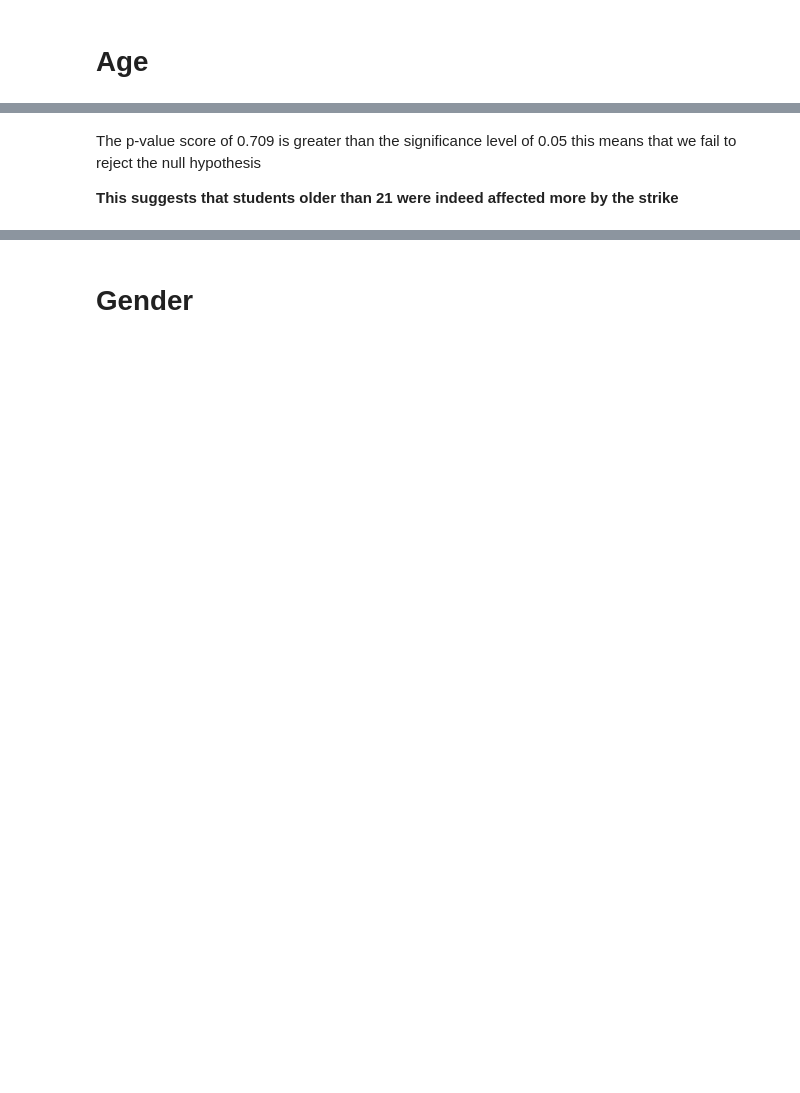
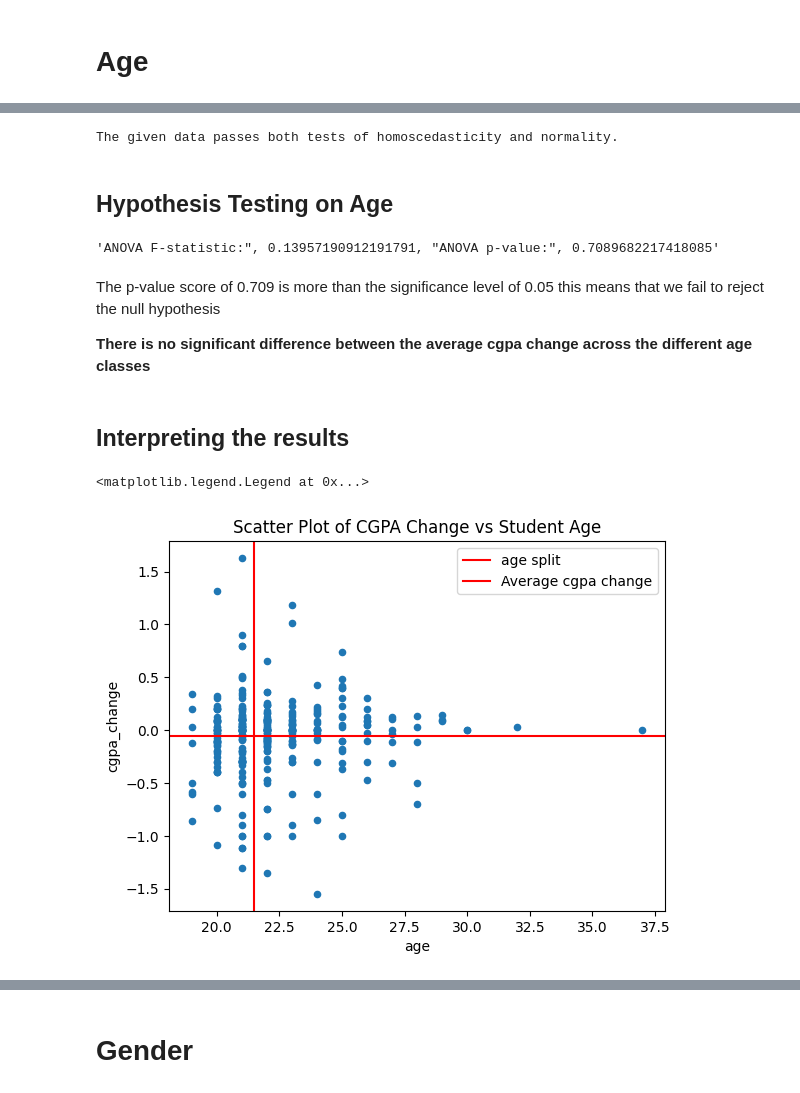
Before and after one commit to socratesjnr/asuu-strike-project, a Jupyter notebook: project-analysis/analysis/stat_analysis.ipynb, the cells around one changed output, grey strips where cells are left out. Cells and saved outputs as stored; diff of their text form; code cells hidden in the pictures; blank space fills up the shorter version.

```diff
--- a/project-analysis/analysis/stat_analysis.ipynb
+++ b/project-analysis/analysis/stat_analysis.ipynb
@@ -270,4 +402,26 @@ TtestResult(statistic=0.37359324019837115, pvalue=0.7089682217418158, df=303.0)
+# %%
+age_anova_assumptions = anova_assumptions_test(feature='age_cat', target='cgpa_change', df=df_valid_cgpa_temporary)
+print(age_anova_assumptions)
+# %% [output]
+The given data passes both tests of homoscedasticity and normality.
+# %% [markdown]
+## Hypothesis Testing on Age
+# %%
+age_hypothesis_test = perform_one_way_anova(feature='age_cat', target='cgpa_change', df=df_valid_cgpa_temporary)
+age_hypothesis_test
+# %% [output]
+'ANOVA F-statistic:", 0.13957190912191791, "ANOVA p-value:", 0.7089682217418085'
 # %% [markdown]
-The p-value score of 0.709 is greater than the significance level of 0.05 this means that we fail to reject the null hypothesis
+The p-value score of 0.709 is more than the significance level of 0.05 this means that we fail to reject the null hypothesis
 
-**This suggests that students older than 21 were indeed affected more by the strike**
+**There is no significant difference between the average cgpa change across the different age classes**
+# %% [markdown]
+## Interpreting the results
+# %%
+df_valid_cgpa.plot(kind='scatter',x='age',y='cgpa_change',title='Scatter Plot of CGPA Change vs Student Age')
+plt.axvline(21.5,color='red',label='age split')
+plt.axhline(df_valid_cgpa.cgpa_change.mean(),color='red', label='Average cgpa change')
+plt.legend()
+# %% [output]
+<matplotlib.legend.Legend at 0x...>
+[figure, added]
```
Also changed, not shown: parts of 141 cells of this notebook, 1 other file.
